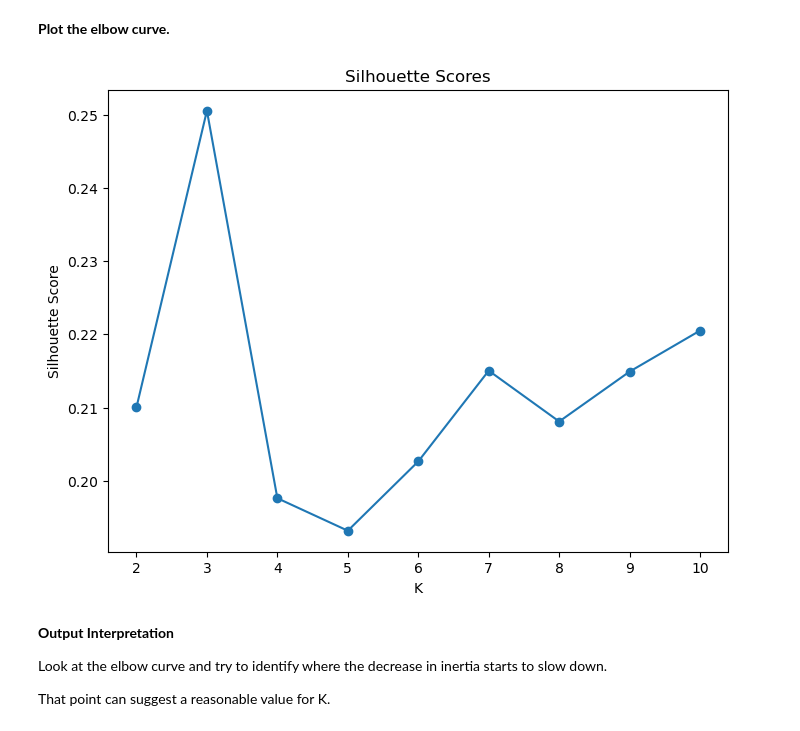
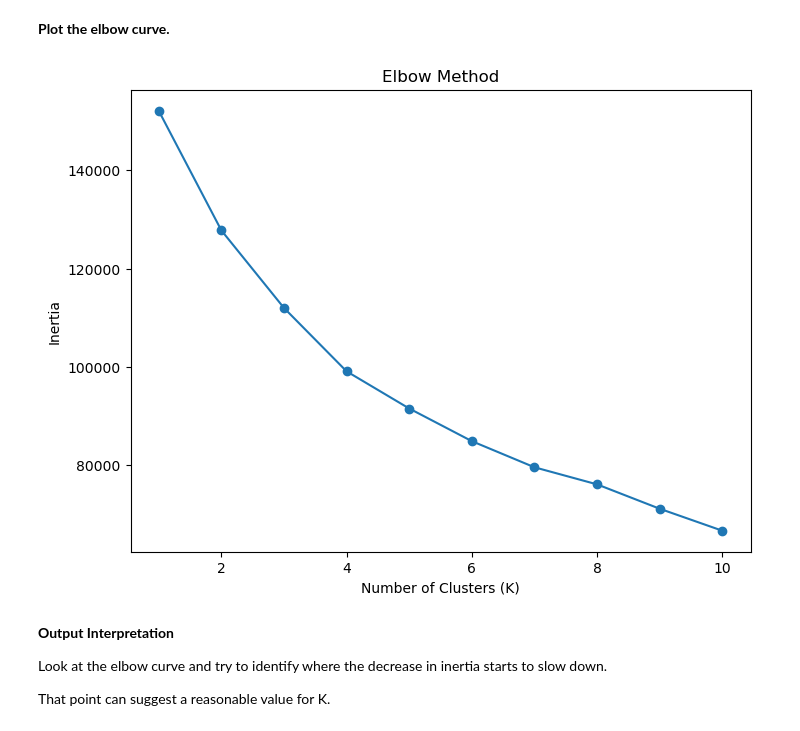
Before and after one commit to Norah429/lab11, a Jupyter notebook: 02-Credit Card Customer Segmentation Assignment.ipynb, the cells around one changed output. Cells and saved outputs as stored; diff of their text form; code cells hidden in the pictures.

```diff
--- a/02-Credit Card Customer Segmentation Assignment.ipynb
+++ b/02-Credit Card Customer Segmentation Assignment.ipynb
@@ -229,34 +229,27 @@ However, we can still compare different K values using the elbow method and silh
 
 **Create a loop that fits K-Means models for K values from 1 to 10. Save the inertia values in a list called `inertia_values`.**
 # %%
-inertia = []
+inertia_values = []
 
-for k in range(1,11):
-
-    kmeans = KMeans(
-        n_clusters=k,
-        random_state=42,
-        n_init=10
-    )
-
+for k in range(1, 11):
+    kmeans = KMeans(n_clusters=k, random_state=42, n_init=10)
     kmeans.fit(X_scaled)
-
-    inertia.append(kmeans.inertia_)
+    inertia_values.append(kmeans.inertia_)
 # %% [markdown]
 **Plot the elbow curve.**
 # %%
 plt.figure(figsize=(8,6))
 
-plt.plot(range(2,11), scores, marker='o')
+plt.plot(range(1,11), inertia_values, marker='o')
 
-plt.xlabel('K')
-plt.ylabel('Silhouette Score')
+plt.xlabel('Number of Clusters (K)')
+plt.ylabel('Inertia')
 
-plt.title('Silhouette Scores')
+plt.title('Elbow Method')
 
 plt.show()
 # %% [output]
-[figure, old version]
+[figure, new version]
 # %% [markdown]
 **Output Interpretation**
 
```
Also changed, not shown: parts of 11 cells of this notebook.
